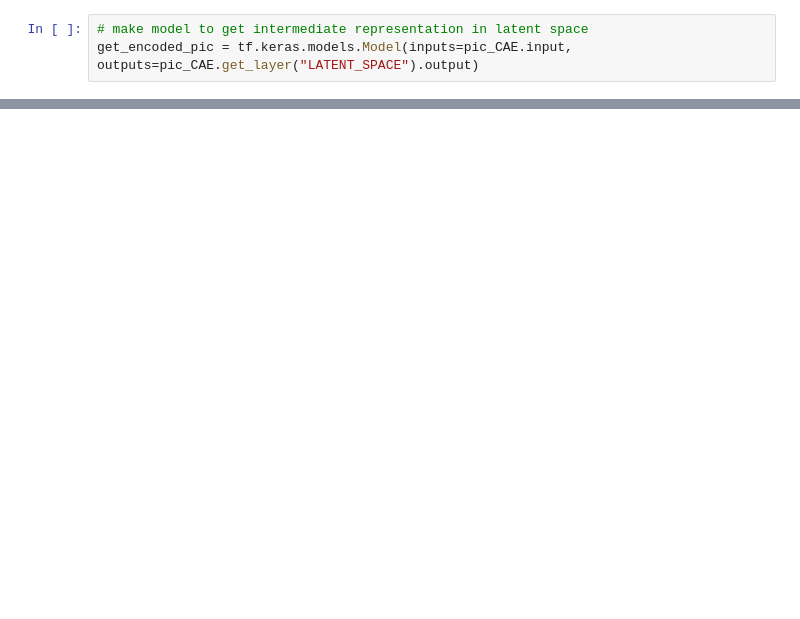
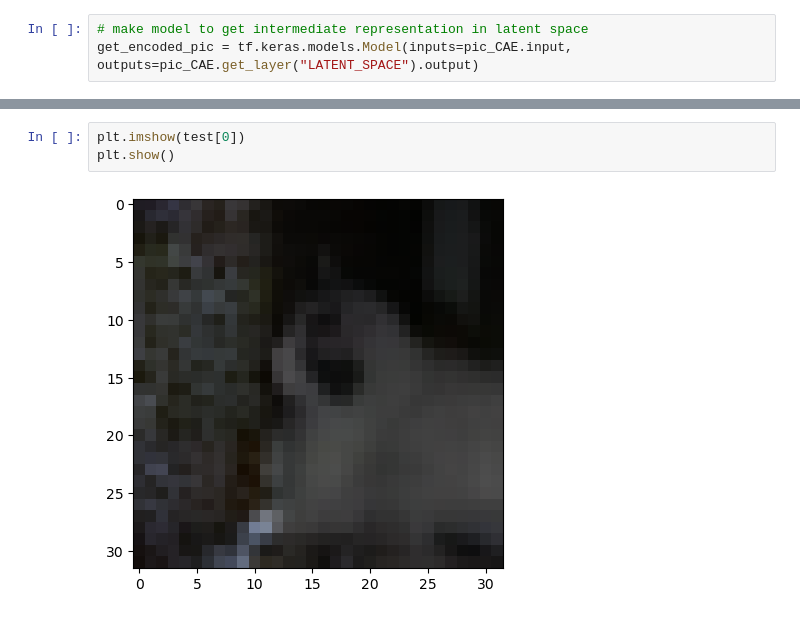
Before and after one commit to SimonJasansky/ACML, a Jupyter notebook: assignment_2/ACML_assignment_2.ipynb, the cells around one changed output, grey strips where cells are left out. Saved outputs shown, nothing was run; the diff lists cells and outputs as text; blank space fills up the shorter version.

```diff
--- a/assignment_2/ACML_assignment_2.ipynb
+++ b/assignment_2/ACML_assignment_2.ipynb
@@ -157,3 +176,8 @@ encoded_pic.shape
+# %%
+plt.imshow(test[0])
+plt.show()
+# %% [output]
+[figure, added]
 # %%
 # get the reconstructed pics and visualize them
 reconstructed_pics = pic_CAE.predict(test)
```
Also changed, not shown: parts of 8 cells of this notebook.
